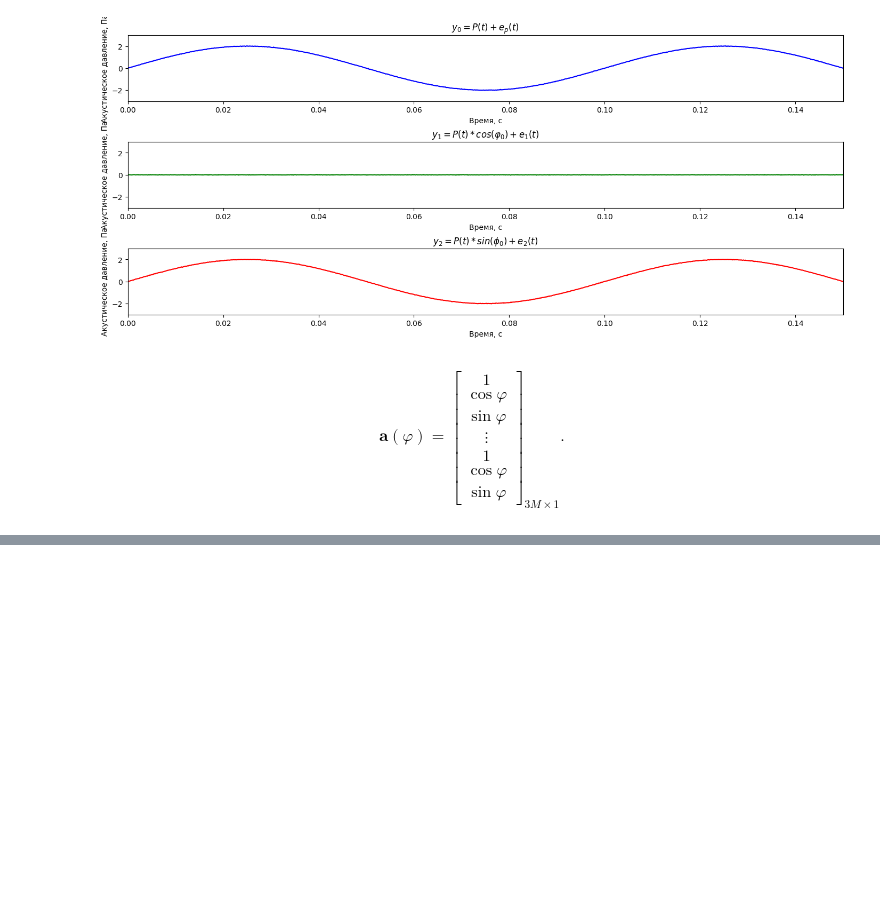
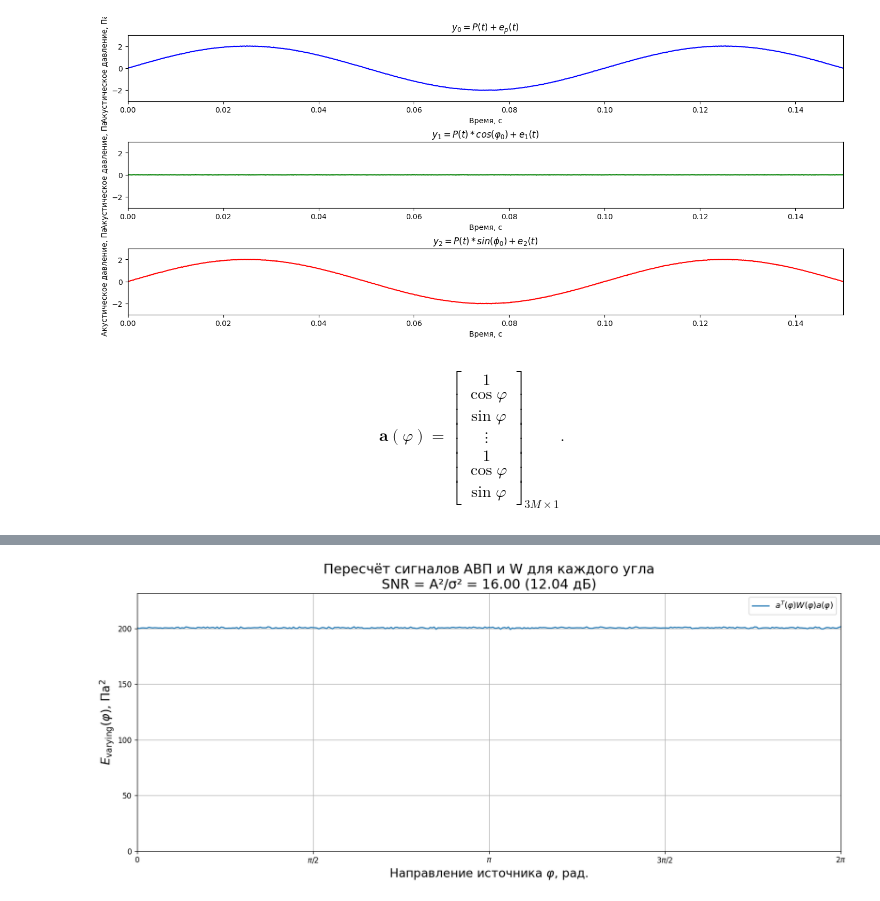
Before and after one commit to veitnemed/piling, a Jupyter notebook: notebook.ipynb, the cells around one changed output, grey strips where cells are left out. Cells and saved outputs as stored; diff of their text form; code cells hidden in the pictures; blank space fills up the shorter version.

```diff
--- a/notebook.ipynb
+++ b/notebook.ipynb
@@ -282,0 +311,35 @@ np.float64(90.09009009009009)
+# %%
+source_angles = np.linspace(0, 2 * np.pi, 361)
+sweep_noise_level = sigma_noise
+matched_response = np.empty(source_angles.size)
+
+for angle_index, source_angle in enumerate(source_angles):
+    sweep_delays = get_tau_array(M, R, source_angle)
+    sweep_channels = compute_channel_matrix(
+        t, f, source_angle, sweep_delays, M, N,
+        noise_level=sweep_noise_level, A=A,
+    )
+    sweep_covariance = generate_covariation_matrix(sweep_channels, N)
+    matched_response[angle_index] = barlet_value(source_angle, M, sweep_covariance)
+
+sweep_snr_ratio = np.inf if sweep_noise_level == 0 else A**2 / sweep_noise_level**2
+sweep_snr_text = "∞ (без шума)" if np.isinf(sweep_snr_ratio) else f"{sweep_snr_ratio:.2f} ({10 * np.log10(sweep_snr_ratio):.2f} дБ)"
+fig_sweep, ax_sweep = plt.subplots(figsize=(14, 6), constrained_layout=True)
+ax_sweep.plot(source_angles, matched_response, label=r"$a^T(\varphi)W(\varphi)a(\varphi)$")
+ax_sweep.set_title(
+    f"Пересчёт сигналов АВП и W для каждого угла\nSNR = A²/σ² = {sweep_snr_text}",
+    fontsize=18,
+)
+ax_sweep.set_xticks(
+    [0, np.pi / 2, np.pi, 3 * np.pi / 2, 2 * np.pi],
+    ["0", r"$\pi/2$", r"$\pi$", r"$3\pi/2$", r"$2\pi$"],
+)
+ax_sweep.set_xlim(0, 2 * np.pi)
+ax_sweep.set_ylim(0, 1.15 * matched_response.max())
+ax_sweep.set_xlabel(r"Направление источника $\varphi$, рад.", fontsize=16)
+ax_sweep.set_ylabel(r"$E_{\mathrm{varying}}(\varphi)$, $\mathrm{Па}^2$", fontsize=16)
+ax_sweep.legend(fontsize=11)
+ax_sweep.grid(True)
+plt.show()
+# %% [output]
+[figure, added]
```
Also changed, not shown: parts of 4 cells of this notebook, 4 other files.
